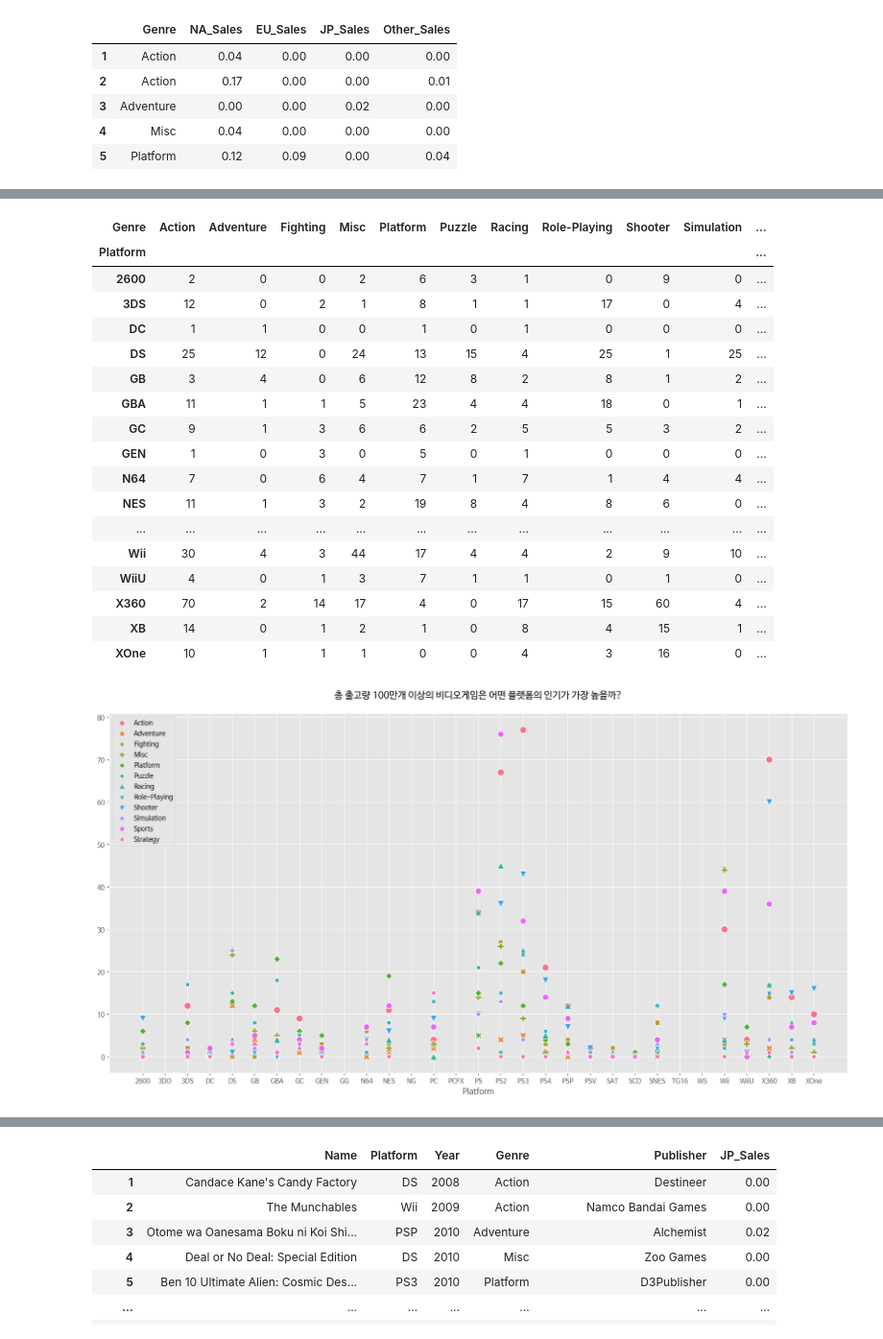
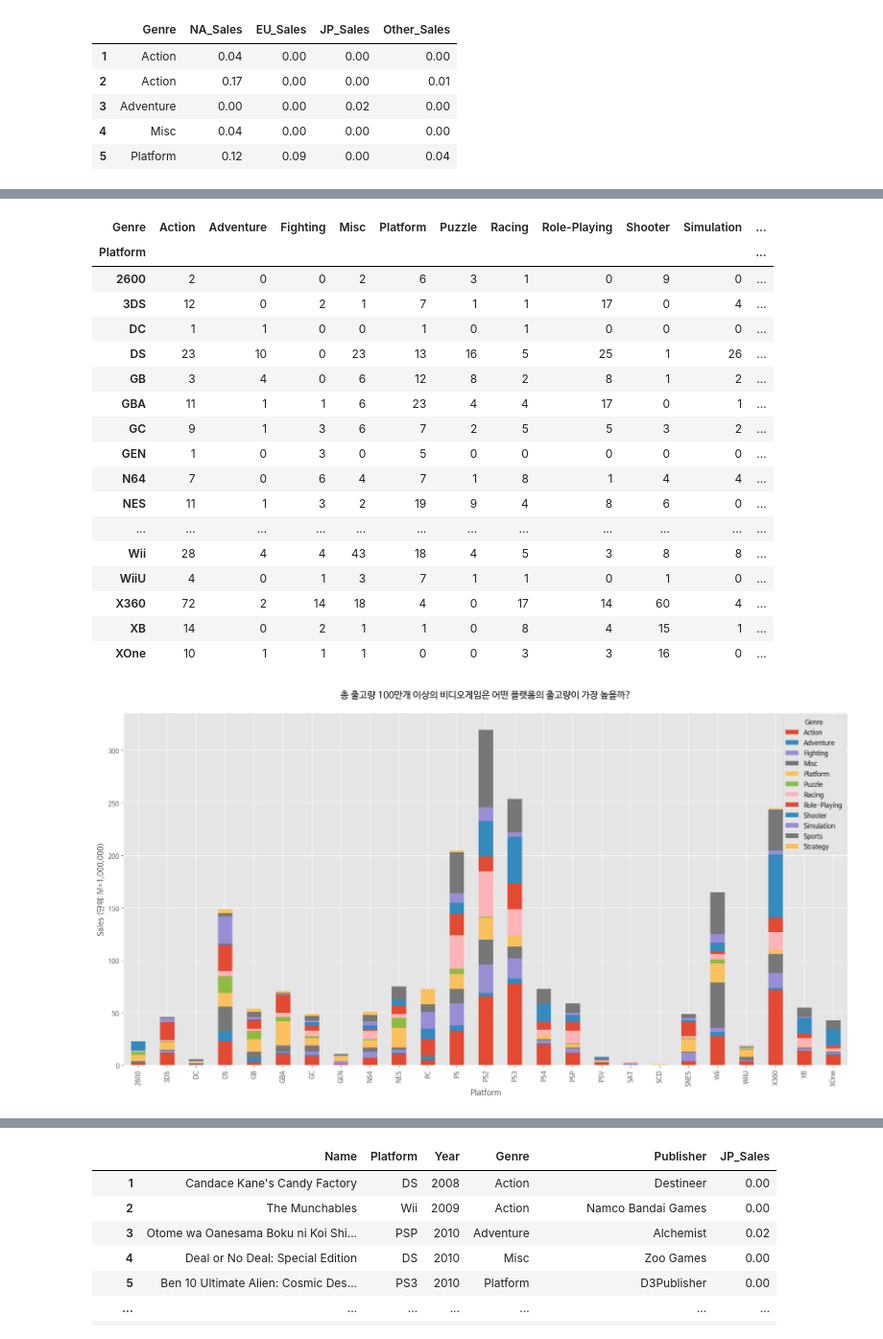
Before and after one commit to comsa33/AI_07_session_1_project_-, a Jupyter notebook: ai_07_이루오.ipynb, the cells around one changed output, grey strips where cells are left out. Shown at 96% size. Drawn from its saved outputs; the diff is of its cells as text; code cells hidden in the pictures.

```diff
--- a/ai_07_이루오.ipynb
+++ b/ai_07_이루오.ipynb
@@ -135,7 +135,7 @@ Name: NA_Sales, Length: 16277, dtype: object
 def unify_num(string):
     if 'K' in string:
         new_string = string.replace('K', '')
-        return float(new_string)*0.01
+        return float(new_string)*0.001
     elif 'M' in string:
         new_string = string.replace('M', '')
         return float(new_string)
@@ -476,29 +483,28 @@ pf_gen_ct
 | Genre | Action | Adventure | Fighting | Misc | Platform | Puzzle | Racing | Role-Playing | Shooter | Simulation | ... |
 | Platform |  |  |  |  |  |  |  |  |  |  | ... |
 | 2600 | 2 | 0 | 0 | 2 | 6 | 3 | 1 | 0 | 9 | 0 | ... |
-| 3DS | 12 | 0 | 2 | 1 | 8 | 1 | 1 | 17 | 0 | 4 | ... |
+| 3DS | 12 | 0 | 2 | 1 | 7 | 1 | 1 | 17 | 0 | 4 | ... |
 | DC | 1 | 1 | 0 | 0 | 1 | 0 | 1 | 0 | 0 | 0 | ... |
-| DS | 25 | 12 | 0 | 24 | 13 | 15 | 4 | 25 | 1 | 25 | ... |
+| DS | 23 | 10 | 0 | 23 | 13 | 16 | 5 | 25 | 1 | 26 | ... |
 | GB | 3 | 4 | 0 | 6 | 12 | 8 | 2 | 8 | 1 | 2 | ... |
-| GBA | 11 | 1 | 1 | 5 | 23 | 4 | 4 | 18 | 0 | 1 | ... |
-| GC | 9 | 1 | 3 | 6 | 6 | 2 | 5 | 5 | 3 | 2 | ... |
-| GEN | 1 | 0 | 3 | 0 | 5 | 0 | 1 | 0 | 0 | 0 | ... |
-| N64 | 7 | 0 | 6 | 4 | 7 | 1 | 7 | 1 | 4 | 4 | ... |
-| NES | 11 | 1 | 3 | 2 | 19 | 8 | 4 | 8 | 6 | 0 | ... |
+| GBA | 11 | 1 | 1 | 6 | 23 | 4 | 4 | 17 | 0 | 1 | ... |
+| GC | 9 | 1 | 3 | 6 | 7 | 2 | 5 | 5 | 3 | 2 | ... |
+| GEN | 1 | 0 | 3 | 0 | 5 | 0 | 0 | 0 | 0 | 0 | ... |
+| N64 | 7 | 0 | 6 | 4 | 7 | 1 | 8 | 1 | 4 | 4 | ... |
+| NES | 11 | 1 | 3 | 2 | 19 | 9 | 4 | 8 | 6 | 0 | ... |
 | ... | ... | ... | ... | ... | ... | ... | ... | ... | ... | ... | ... |
-| Wii | 30 | 4 | 3 | 44 | 17 | 4 | 4 | 2 | 9 | 10 | ... |
+| Wii | 28 | 4 | 4 | 43 | 18 | 4 | 5 | 3 | 8 | 8 | ... |
 | WiiU | 4 | 0 | 1 | 3 | 7 | 1 | 1 | 0 | 1 | 0 | ... |
-| X360 | 70 | 2 | 14 | 17 | 4 | 0 | 17 | 15 | 60 | 4 | ... |
-| XB | 14 | 0 | 1 | 2 | 1 | 0 | 8 | 4 | 15 | 1 | ... |
-| XOne | 10 | 1 | 1 | 1 | 0 | 0 | 4 | 3 | 16 | 0 | ... |
+| X360 | 72 | 2 | 14 | 18 | 4 | 0 | 17 | 14 | 60 | 4 | ... |
+| XB | 14 | 0 | 2 | 1 | 1 | 0 | 8 | 4 | 15 | 1 | ... |
+| XOne | 10 | 1 | 1 | 1 | 0 | 0 | 3 | 3 | 16 | 0 | ... |
 # %%
-plt.figure(figsize=(20,10))
-sns.scatterplot(data=pf_gen_ct, s=100)
-plt.title('총 출고량 100만개 이상의 비디오게임은 어떤 플랫폼의 인기가 가장 높을까?\n')
-plt.legend(loc='upper left')
+pf_gen_ct.plot(kind='bar', stacked=True, figsize=(20, 10))
+plt.ylabel('Sales (단위: M=1,000,000)')
+plt.title('총 출고량 100만개 이상의 비디오게임은 어떤 플랫폼의 출고량이 가장 높을까?\n')
 plt.show()
 # %% [output]
-[figure, old version]
+[figure, new version]
 # %%
 top_selling_15 = df_new['Total_Sales'].isin(df_new['Total_Sales'].sort_values(ascending=False).head(15))
 ts15_df = df_new[top_selling_15].sort_values('Total_Sales', ascending=False)
```
Also changed, not shown: parts of 24 cells of this notebook.
